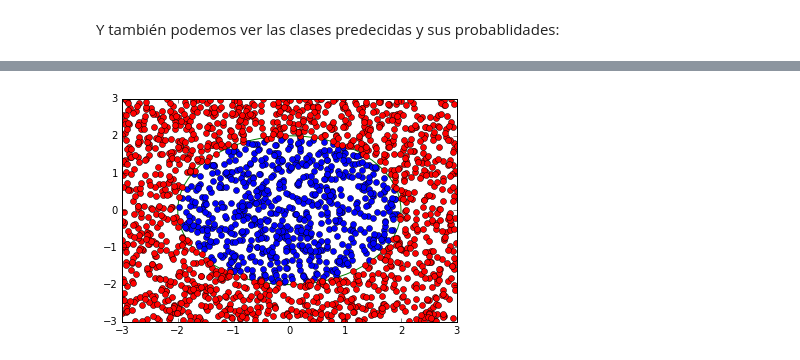
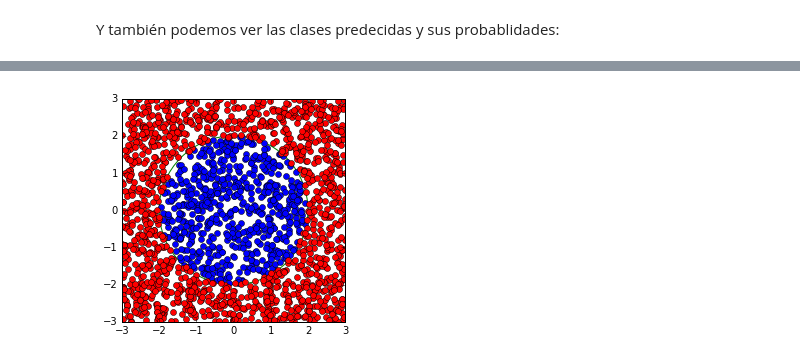
Before and after one commit to bryant1410/dlpln-keras, a Jupyter notebook: keras.ipynb, the cells around one changed output, grey strips where cells are left out. Cells and saved outputs as stored; diff of their text form; code cells hidden in the pictures.

```diff
--- a/keras.ipynb
+++ b/keras.ipynb
@@ -113,20 +113,22 @@ print(probability)
 # %%
 import matplotlib.pyplot as plt
 
 def plot(inside, outside):
     if inside.any():
         plt.plot(inside[:, 0], inside[:, 1], 'bo')
     if outside.any():
         plt.plot(outside[:, 0], outside[:, 1], 'ro')
     circle = plt.Circle((0, 0), radius=2, color='g', fill=False)
-    plt.gca().add_patch(circle)
+    ax = plt.gca()
+    ax.set_aspect(1)
+    ax.add_patch(circle)
     plt.show()
 
 points_test = X_test[:, :2]
 
 inside = np.array([x for x, y in zip(points_test, y_pred) if y == 0])
 outside = np.array([x for x, y in zip(points_test, y_pred) if y == 1])
 
 plot(inside, outside)
 # %% [output]
-[figure, old version]
+[figure, new version]
```
Also changed, not shown: parts of 9 cells of this notebook, 1 other file.
